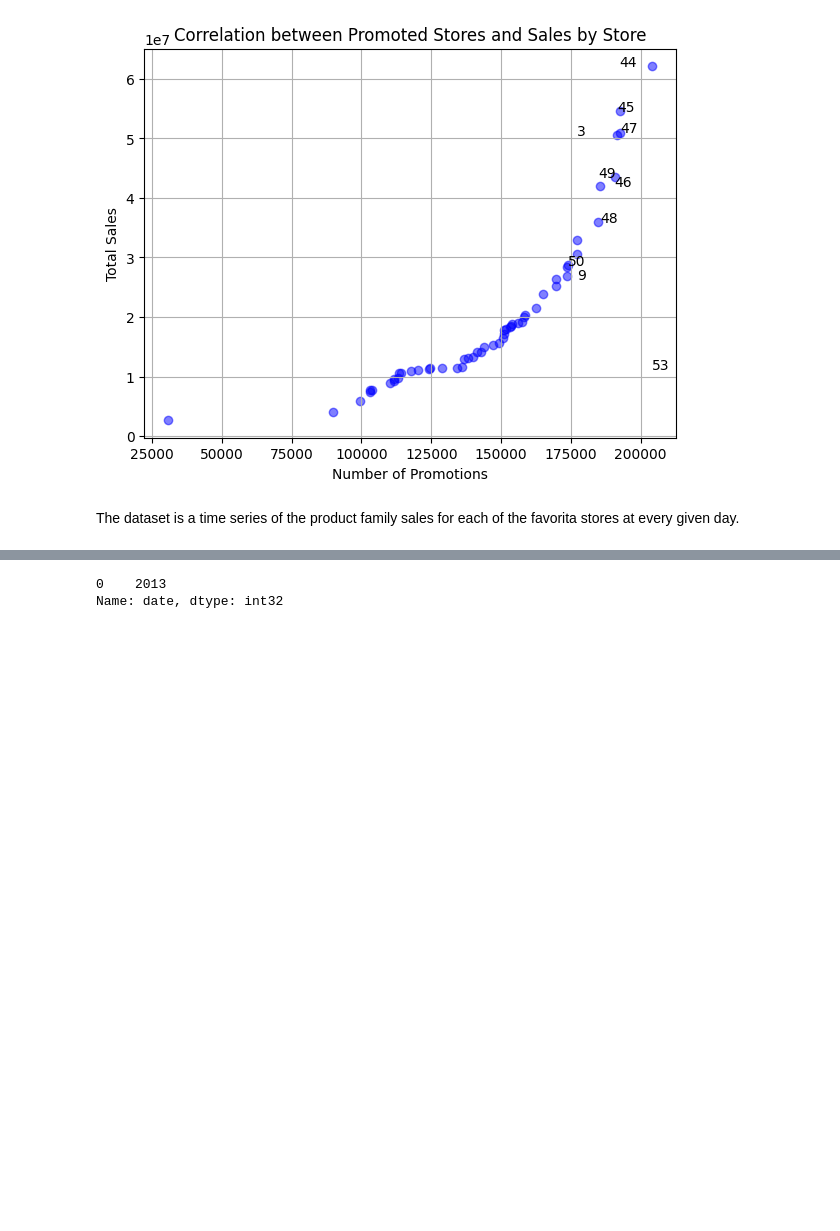
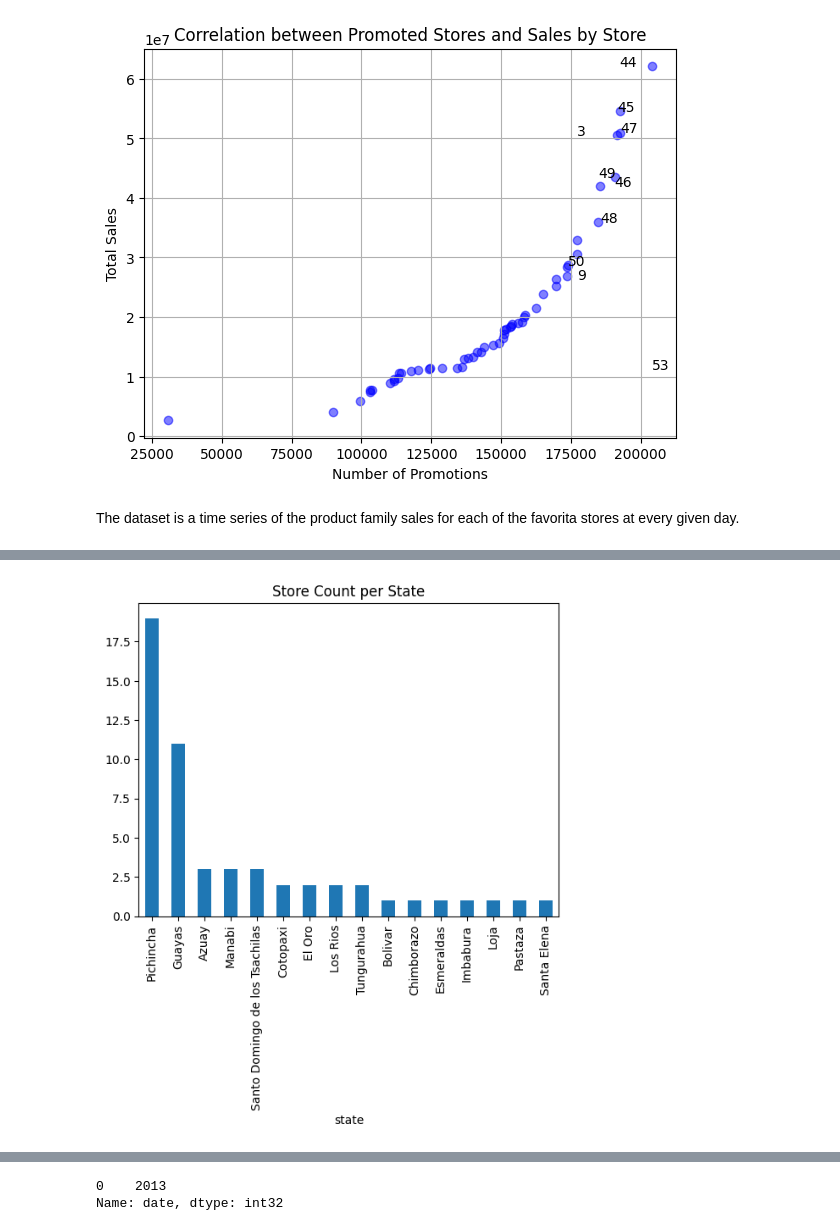
Before and after one commit to Anteemony/sktime-storesales-forecasting, a Jupyter notebook: notebooks/Store_Sales_Forecasting_with_Sktime.ipynb, the cells around one changed output, grey strips where cells are left out. Drawn from its saved outputs; the diff is of its cells as text; code cells hidden in the pictures; blank space fills up the shorter version.

```diff
--- a/notebooks/Store_Sales_Forecasting_with_Sktime.ipynb
+++ b/notebooks/Store_Sales_Forecasting_with_Sktime.ipynb
@@ -282,0 +379,6 @@ There is a positive correlation between the Promoted product families and famili
+# %%
+# Number of stores in each state
+store_state_count = store_metadata.groupby(['state']).store_nbr.nunique().sort_values(ascending=False)
+store_state_count.plot(kind="bar", title="Store Count per State");
+# %% [output]
+[figure, added]
```
Also changed, not shown: parts of 51 cells of this notebook.
